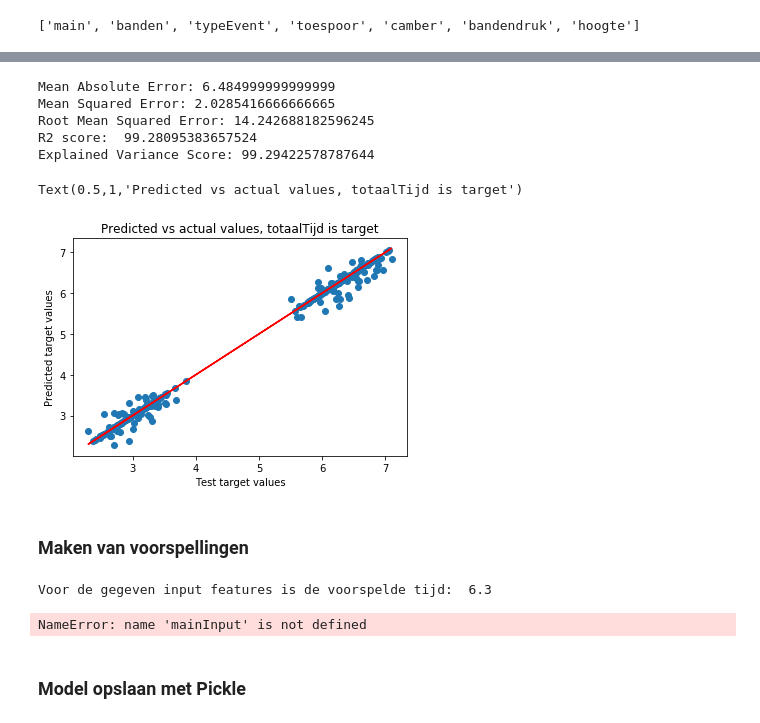
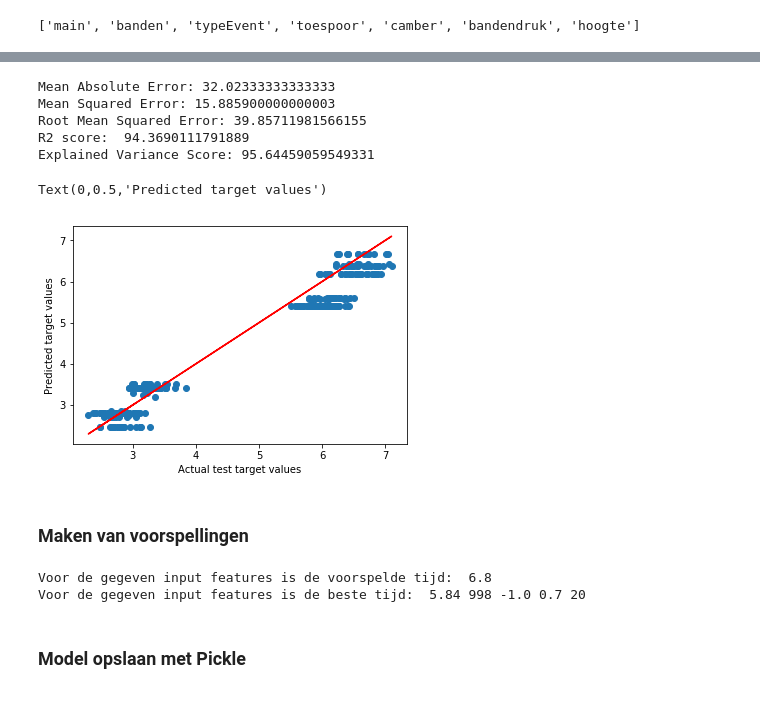
Before and after one commit to DaveBueds/thesis, a Jupyter notebook: scripts/RegTree.ipynb, the cells around one changed output, grey strips where cells are left out. Saved outputs shown, nothing was run; the diff lists cells and outputs as text; code cells hidden in the pictures.

```diff
--- a/scripts/RegTree.ipynb
+++ b/scripts/RegTree.ipynb
@@ -96,3 +90,4 @@ df = df.dropna()
 # %%
 df.toespoor_orig = df['toespoor'].copy()
 df.hoogte_orig = df['hoogte'].copy()
+df.bandendruk_orig = df['bandendruk'].copy()
@@ -104,7 +94,8 @@ Herschalen van toespoor en hoogte, zodat maxwaarden onder x komen. We gebruiken
 # %%
-C = 10
-#df['toespoor'] = (df['toespoor'] - df['toespoor'].min())/(df['toespoor'].max() - df['toespoor'].min())*C
-#df['hoogte'] = (df['hoogte'] - df['hoogte'].min())/(df['hoogte'].max() - df['hoogte'].min())*C
+df['toespoor'] = (df['toespoor'] - df['toespoor'].min())/(df['toespoor'].max() - df['toespoor'].min())
+df['hoogte'] = (df['hoogte'] - df['hoogte'].min())/(df['hoogte'].max() - df['hoogte'].min())
+df['bandendruk'] = (df['bandendruk'] - df['bandendruk'].min())/(df['bandendruk'].max() - df['bandendruk'].min())
+
 df.head()
 # %% [output]
 |  | main | banden | typeEvent | toespoor | camber | bandendruk | hoogte | totaalTijd |
@@ -119,6 +110,8 @@ df.head()
 df_car = pdml.ModelFrame(df.copy(), target='totaalTijd')
 df_car['toespoor'] = df.toespoor_orig    ## herstel toespoor
 df_car['hoogte'] = df.hoogte_orig    ## herstel toespoor
+df_car['bandendruk'] = df.bandendruk_orig    ## herstel toespoor
+
 df_car.head() #terug oorspronkelijke dataset
 # %% [output]
 |  | main | banden | typeEvent | toespoor | camber | bandendruk | hoogte | totaalTijd |
@@ -220,21 +237,20 @@ print('Root Mean Squared Error:', np.sqrt(metrics.mean_squared_error(y_test, y_p
 print('R2 score: ', metrics.r2_score(y_test, y_pred)*100)
 print('Explained Variance Score:', metrics.explained_variance_score(y_test, y_pred)*100)
 # %% [output]
-Mean Absolute Error: 6.484999999999999
-Mean Squared Error: 2.0285416666666665
-Root Mean Squared Error: 14.242688182596245
-R2 score:  99.28095383657524
-Explained Variance Score: 99.29422578787644
+Mean Absolute Error: 32.02333333333333
+Mean Squared Error: 15.885900000000003
+Root Mean Squared Error: 39.85711981566155
+R2 score:  94.3690111791889
+Explained Variance Score: 95.64459059549331
 # %%
 fig, ax = plt.subplots()
 ax.scatter(y_test, y_pred)
 ax.plot(y_test, y_test, color='red')
-ax.set_xlabel('Test target values')
+ax.set_xlabel('Actual test target values')
 ax.set_ylabel('Predicted target values')
-ax.set_title('Predicted vs actual values, totaalTijd is target')
 # %% [output]
-Text(0.5,1,'Predicted vs actual values, totaalTijd is target')
+Text(0,0.5,'Predicted target values')
-[figure, old version]
+[figure, new version]
 # %% [markdown]
 ### Maken van voorspellingen
 # %%
@@ -320,8 +336,8 @@ for toe in rangebuilder(toeInput, toeMin, toeMax):
 
 print('Voor de gegeven input features is de beste tijd: ', bestpred[0], besttoe, bestcamber, bestbanden, besthoogte)
 # %% [output]
-Voor de gegeven input features is de voorspelde tijd:  6.3
+Voor de gegeven input features is de voorspelde tijd:  6.8
+Voor de gegeven input features is de beste tijd:  5.84 998 -1.0 0.7 20
-NameError: name 'mainInput' is not defined
 # %% [markdown]
 ### Model opslaan met Pickle
 # %%
```
Also changed, not shown: parts of 15 cells of this notebook, 19 other files.
